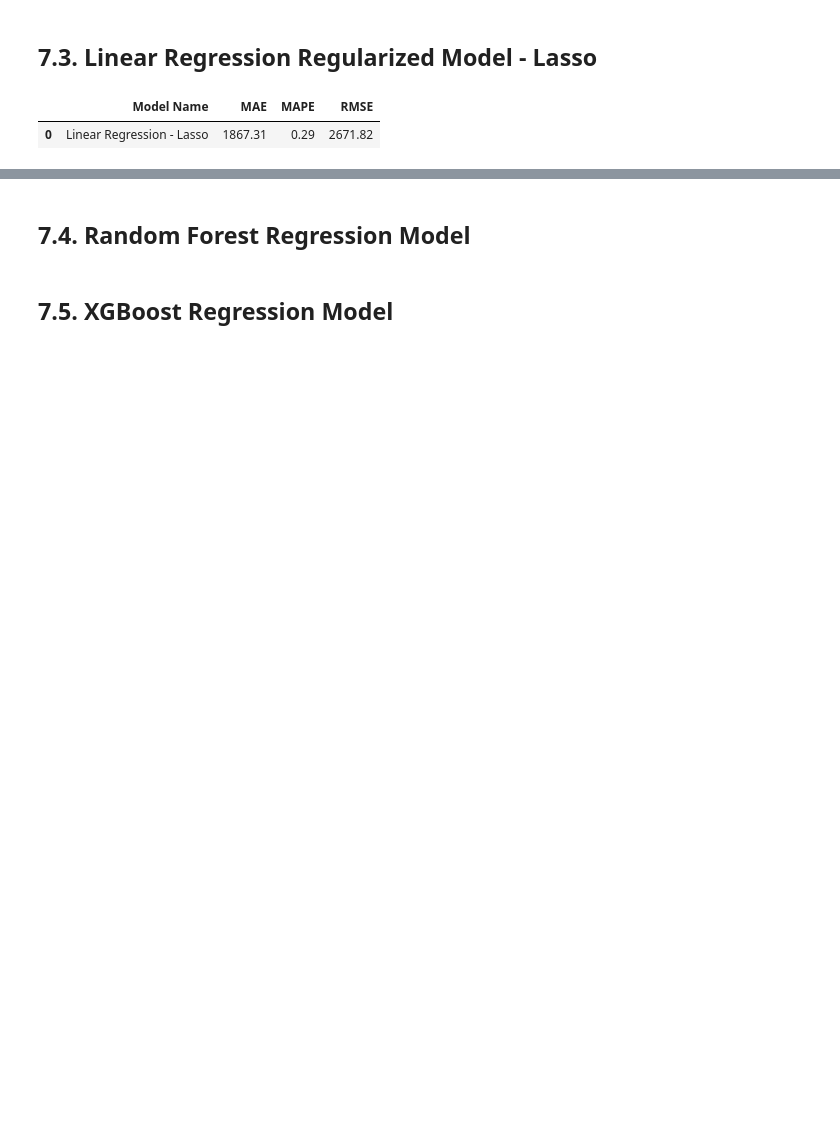
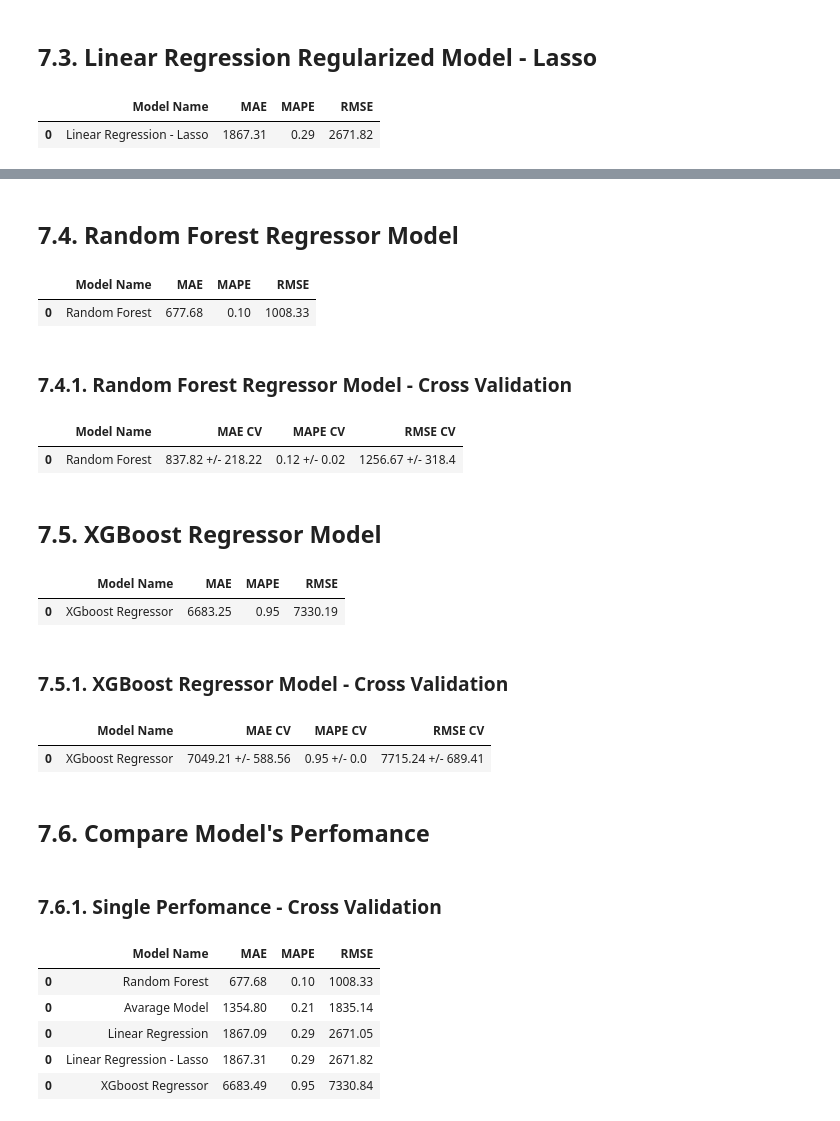
Before and after one commit to PedrosaFelipe/DS-Producao, a Jupyter notebook: Store_Sales_Prediction.ipynb, the cells around one changed output, grey strips where cells are left out. Cells and saved outputs as stored; diff of their text form; code cells hidden in the pictures; blank space fills up the shorter version.

Commit message:
end real performance comparison with cross validation

```diff
--- a/Store_Sales_Prediction.ipynb
+++ b/Store_Sales_Prediction.ipynb
@@ -1107,8 +1158,7 @@ aux1 = X_test.copy()
 aux1['sales'] = y_test.copy()
 
 # prediction
-aux2 = aux1[['store', 'sales']].groupby('store').mean().reset_index().rename(
-    columns={'sales': 'predictions'})
+aux2 = aux1[['store', 'sales']].groupby('store').mean().reset_index().rename(columns={'sales': 'predictions'})
 aux1 = pd.merge(aux1, aux2, how='left', on='store')
 yhat_baseline = aux1['predictions']
 
@@ -1155,4 +1223,75 @@ lr_result_lasso
 # %% [markdown]
-## 7.4. Random Forest Regression Model
+## 7.4. Random Forest Regressor Model
+# %%
+# model
+RFR = RandomForestRegressor(n_estimators=100 , n_jobs= -1, random_state=42).fit(X_train, y_train)
+
+# prediction
+yhat_RFR = RFR.predict(X_test)
+
+# perfomance
+lr_result_RFR = ml_error('Random Forest', np.expm1(y_test), np.expm1(yhat_RFR))
+# %%
+lr_result_RFR
+# %% [output]
+|  | Model Name | MAE | MAPE | RMSE |
+| 0 | Random Forest | 677.68 | 0.10 | 1008.33 |
+# %% [markdown]
+### 7.4.1. Random Forest Regressor Model - Cross Validation
+# %%
+model = RandomForestRegressor(n_estimators=100 , n_jobs= -1, random_state=42)
+random_cv = cross_validation('Random Forest',x_training , 5 , model)
+random_cv
+# %% [output]
+|  | Model Name | MAE CV | MAPE CV | RMSE CV |
+| 0 | Random Forest | 837.82 +/- 218.22 | 0.12 +/- 0.02 | 1256.67 +/- 318.4 |
 # %% [markdown]
-## 7.5. XGBoost Regression Model
+## 7.5. XGBoost Regressor Model
+# %%
+# model
+xb = xgb.XGBRegressor(objective='reg:squarederror',
+                      n_estimators=100 ,
+                      eta = 0.01 ,
+                      max_depth = 10 ,
+                      subsample = 0.7,
+                      colsample_bytree = 0.9).fit(X_train, y_train)
+
+# prediction
+yhat_xb = xb.predict(X_test)
+
+# perfomance
+lr_result_xb = ml_error('XGboost Regressor', np.expm1(y_test), np.expm1(yhat_xb))
+# %%
+lr_result_xb
+# %% [output]
+|  | Model Name | MAE | MAPE | RMSE |
+| 0 | XGboost Regressor | 6683.25 | 0.95 | 7330.19 |
+# %% [markdown]
+### 7.5.1. XGBoost Regressor Model - Cross Validation
+# %%
+model = xgb.XGBRegressor(objective='reg:squarederror',
+                      n_estimators=100 ,
+                      eta = 0.01 ,
+                      max_depth = 10 ,
+                      subsample = 0.7,
+                      colsample_bytree = 0.9)
+
+xgb_cv = cross_validation('XGboost Regressor',x_training , 5 , model)
+xgb_cv
+# %% [output]
+|  | Model Name | MAE CV | MAPE CV | RMSE CV |
+| 0 | XGboost Regressor | 7049.21 +/- 588.56 | 0.95 +/- 0.0 | 7715.24 +/- 689.41 |
+# %% [markdown]
+## 7.6. Compare Model's Perfomance
+# %% [markdown]
+### 7.6.1.  Single Perfomance  - Cross Validation
+# %%
+moddeling_result = pd.concat([baseline_result , lr_result , lr_result_lasso , lr_result_RFR, lr_result_xb  ])
+moddeling_result.sort_values('RMSE')
+# %% [output]
+|  | Model Name | MAE | MAPE | RMSE |
+| 0 | Random Forest | 677.68 | 0.10 | 1008.33 |
+| 0 | Avarage Model | 1354.80 | 0.21 | 1835.14 |
+| 0 | Linear Regression | 1867.09 | 0.29 | 2671.05 |
+| 0 | Linear Regression - Lasso | 1867.31 | 0.29 | 2671.82 |
+| 0 | XGboost Regressor | 6683.49 | 0.95 | 7330.84 |
```
Also changed, not shown: parts of 14 cells of this notebook.
